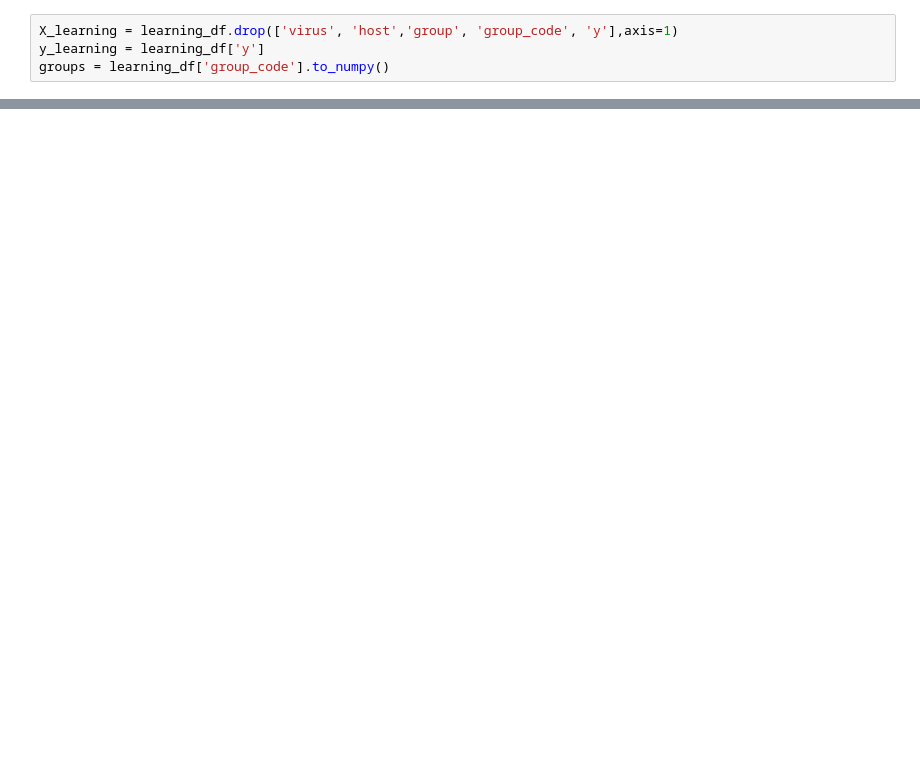
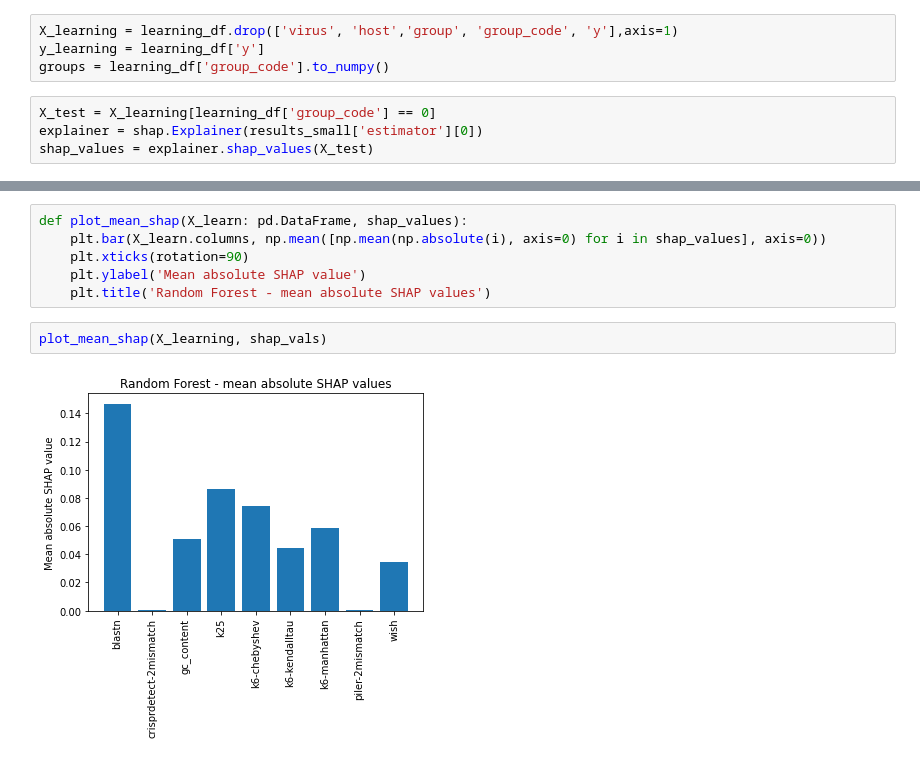
Before and after one commit to mikrzol/ML_bacteriophage_host_predicting, a Jupyter notebook: shap.ipynb, the cells around one changed output, grey strips where cells are left out. Saved outputs shown, nothing was run; the diff lists cells and outputs as text; blank space fills up the shorter version.

```diff
--- a/shap.ipynb
+++ b/shap.ipynb
@@ -204,3 +24,7 @@ learning_df = pd.read_csv('test/learning_df.tsv', sep='\t')
 X_learning = learning_df.drop(['virus', 'host','group', 'group_code', 'y'],axis=1)
 y_learning = learning_df['y']
 groups = learning_df['group_code'].to_numpy()
+# %%
+X_test = X_learning[learning_df['group_code'] == 0]
+explainer = shap.Explainer(results_small['estimator'][0])
+shap_values = explainer.shap_values(X_test)
@@ -232,0 +111,10 @@ get_shap_plots(results_small['estimator'], X_learning)
+# %%
+def plot_mean_shap(X_learn: pd.DataFrame, shap_values):
+    plt.bar(X_learn.columns, np.mean([np.mean(np.absolute(i), axis=0) for i in shap_values], axis=0))
+    plt.xticks(rotation=90)
+    plt.ylabel('Mean absolute SHAP value')
+    plt.title('Random Forest - mean absolute SHAP values')
+# %%
+plot_mean_shap(X_learning, shap_vals)
+# %% [output]
+[figure, added]
```
Also changed, not shown: parts of 34 cells of this notebook.
